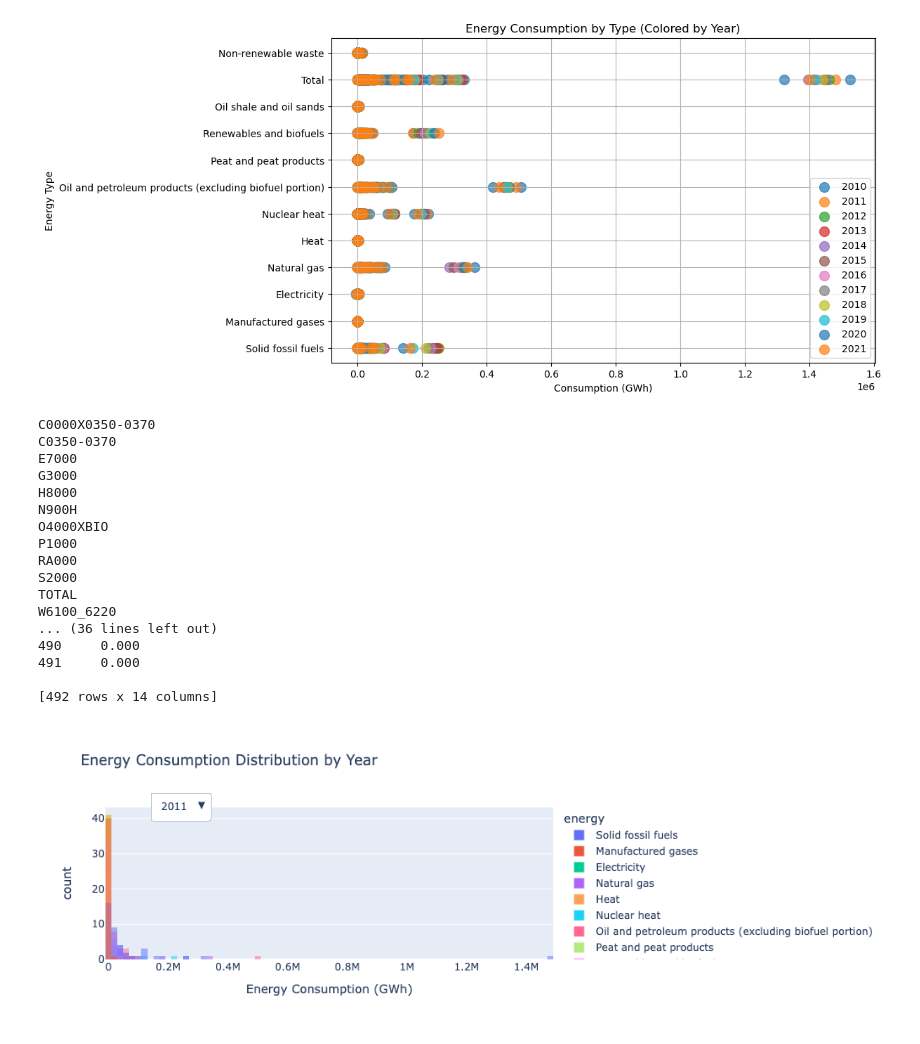
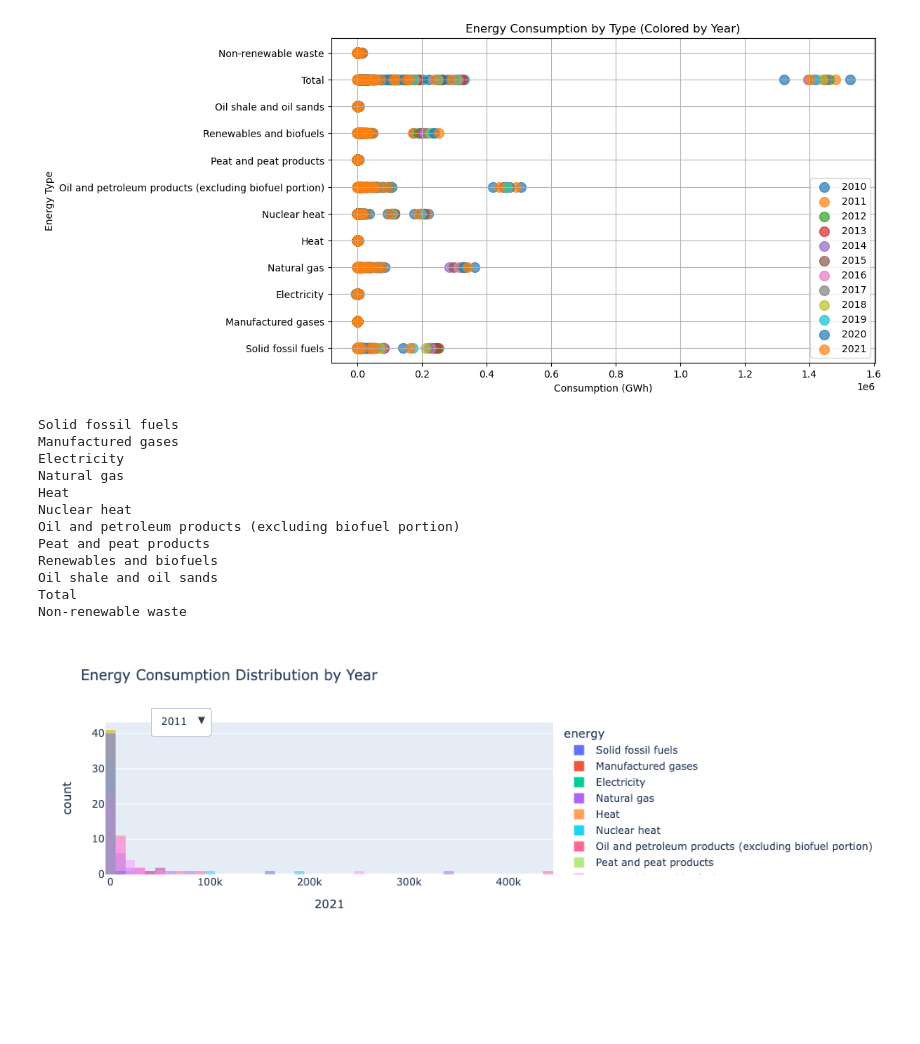
Before and after one commit to CaspervanWetten/DataDetectives, a Jupyter notebook: notebook/EUROSTAT.ipynb, the cells around one changed output. Saved outputs shown, nothing was run; the diff lists cells and outputs as text; code cells hidden in the pictures; blank space fills up the shorter version.

Commit message:
visualization updates

```diff
--- a/notebook/EUROSTAT.ipynb
+++ b/notebook/EUROSTAT.ipynb
@@ -128,13 +130,13 @@ summed_energy_data = {}
 
 # Loop through unique values and calculate the sum of energy for each
 for value in unique_values:
-    summed_energy[value] = belgiumdf[belgiumdf['energy'] == value][['2011']].sum()
+    summed_energy_data[value] = belgiumdf[belgiumdf['energy'] == value][['2011']].sum()
 
 # Print the summed energy for each unique value
-for value, total_energy in summed_energy.items():
+for value, total_energy in summed_energy_data.items():
     print(f"Total energy for \n'{value}': {total_energy}")
 
-total_energy_sum = sum(summed_energy.values())
+total_energy_sum = sum(summed_energy_data.values())
 print(f"Sum of all total energies: {total_energy_sum}")
 
 # Define the reverse conversion factor
@@ -171,6 +173,8 @@ value_mapping = {
 # Replace the values in the DataFrame
 df2['energy'] = df2['energy'].replace(value_mapping)
 
+#remove the total attribute for our plots
+df2 = df2[df2['energy'] != 'Total']
 print(df2.head(10))
 # %% [output]
 Total energy for
@@ -262,62 +266,56 @@ value_mapping = {
     'W6100_6220': 'Non-renewable waste',
     'N900H': 'Nuclear heat',
     'H8000': 'Heat',
-    'E7000': 'Electricity',
-    'TOTAL': 'Total'
+    'E7000': 'Electricity'
 }
 # %% [output]
-C0000X0350-0370
-C0350-0370
-E7000
-G3000
-H8000
-N900H
-O4000XBIO
-P1000
-RA000
-S2000
-TOTAL
-W6100_6220
-... (36 lines left out)
-490     0.000
-491     0.000
-
-[492 rows x 14 columns]
+Solid fossil fuels
+Manufactured gases
+Electricity
+Natural gas
+Heat
+Nuclear heat
+Oil and petroleum products (excluding biofuel portion)
+Peat and peat products
+Renewables and biofuels
+Oil shale and oil sands
+Total
+Non-renewable waste
 # %%
 import pandas as pd
 import plotly.express as px
 
 # Create an interactive histogram with a dropdown for years
-fig = px.histogram(df2, x='2011', color='energy', barmode='overlay', labels={'2011': 'Energy Consumption (GWh)'}, title='Energy Consumption Distribution by Year')
+fig = px.histogram(df2, x='2021', color='energy', barmode='overlay', labels={'2011': 'Energy Consumption (GWh)'}, title='Energy Consumption Distribution by Year')
 
 # Update the layout to include a dropdown menu for years
 fig.update_layout(
     updatemenus=[
         {
             'buttons': [
                 {'method': 'restyle', 'args': [{'x': [df2['2011']], 'text': ['2011']}], 'label': '2011'},
                 {'method': 'restyle', 'args': [{'x': [df2['2012']], 'text': ['2012']}], 'label': '2012'},
                 {'method': 'restyle', 'args': [{'x': [df2['2013']], 'text': ['2013']}], 'label': '2013'},
                 {'method': 'restyle', 'args': [{'x': [df2['2014']], 'text': ['2014']}], 'label': '2014'},
                 {'method': 'restyle', 'args': [{'x': [df2['2015']], 'text': ['2015']}], 'label': '2015'},
                 {'method': 'restyle', 'args': [{'x': [df2['2016']], 'text': ['2016']}], 'label': '2016'},
                 {'method': 'restyle', 'args': [{'x': [df2['2017']], 'text': ['2017']}], 'label': '2017'},
                 {'method': 'restyle', 'args': [{'x': [df2['2018']], 'text': ['2018']}], 'label': '2018'},
                 {'method': 'restyle', 'args': [{'x': [df2['2019']], 'text': ['2019']}], 'label': '2019'},
                 {'method': 'restyle', 'args': [{'x': [df2['2020']], 'text': ['2020']}], 'label': '2020'},
                 {'method': 'restyle', 'args': [{'x': [df2['2020']], 'text': ['2020']}], 'label': '2021'},
             ],
             'direction': 'down',
             'showactive': True,
             'x': 0.1,
             'xanchor': 'left',
             'y': 1.1,
             'yanchor': 'top',
         },
     ]
 )
 
 # Show the interactive plot
 fig.show()
 # %% [output]
-[figure, old version]
+[figure, new version]
```
Also changed, not shown: parts of 5 cells of this notebook, 1 other file.
